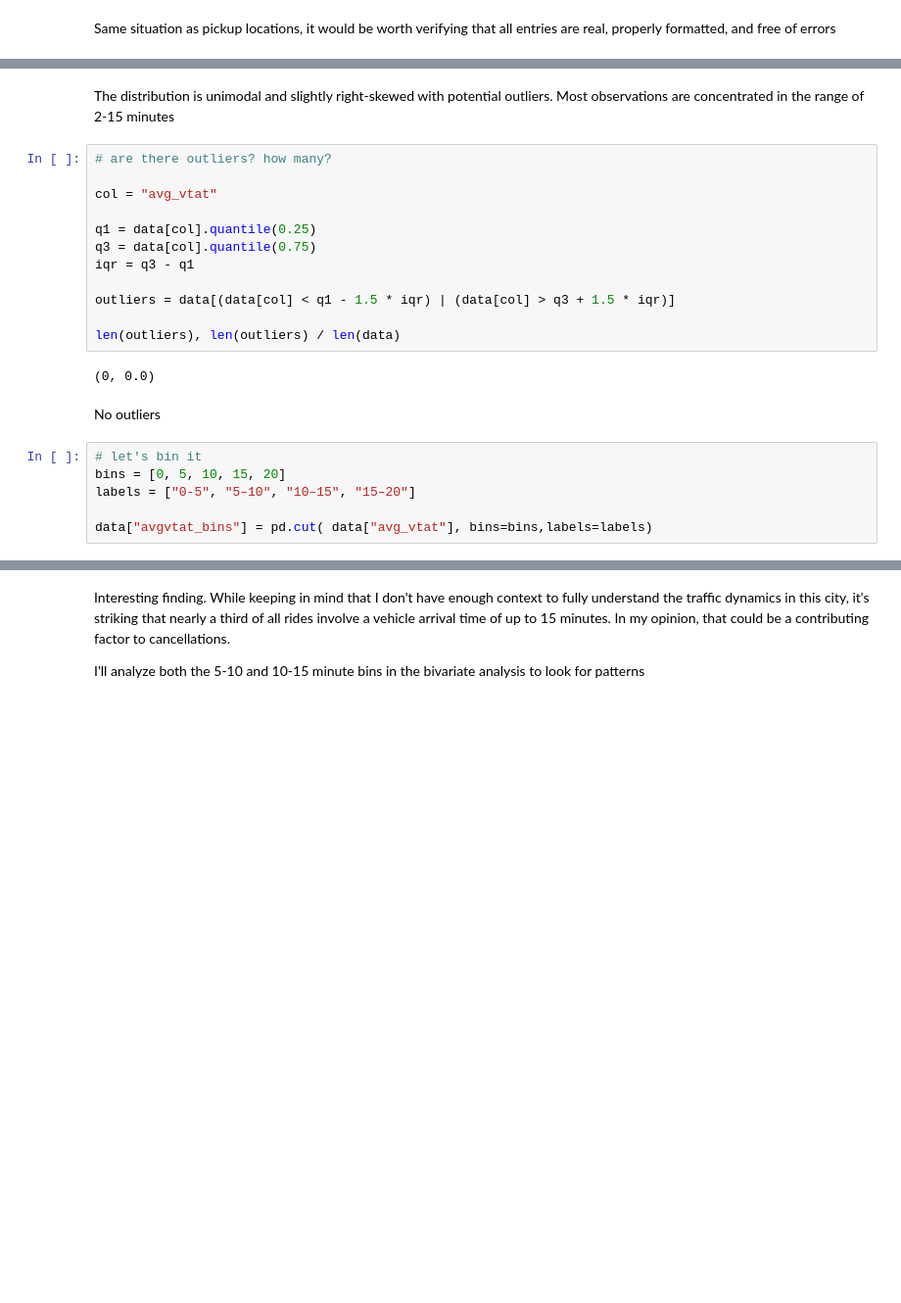
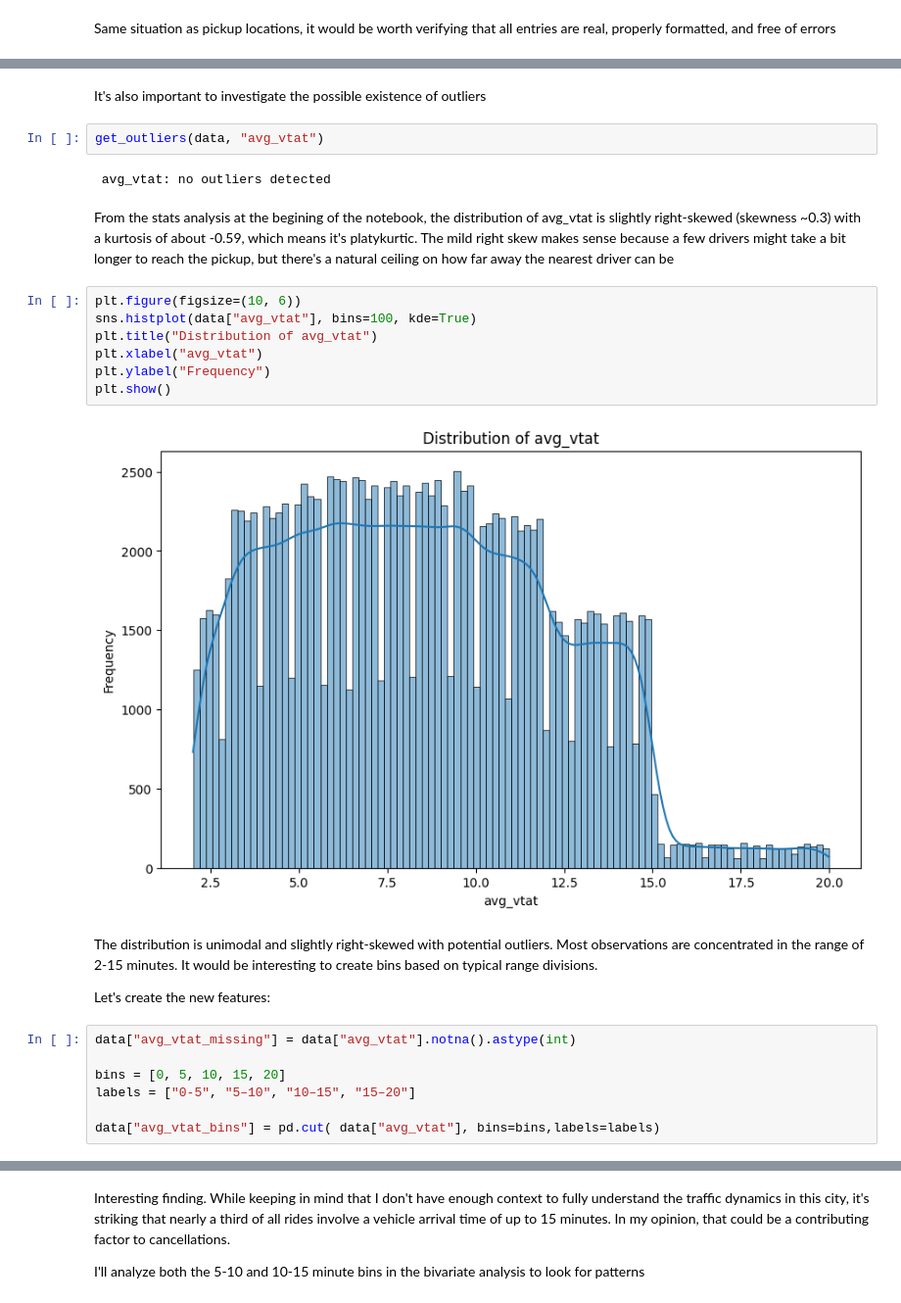
Before and after one commit to amaldu/uber-ride-cancellation-prediction, a Jupyter notebook: uber-analysis/notebooks/04_univar_eda.ipynb, the cells around one changed output, grey strips where cells are left out. Shown at 98% size. Cells and saved outputs as stored; diff of their text form; blank space fills up the shorter version.

```diff
--- a/uber-analysis/notebooks/04_univar_eda.ipynb
+++ b/uber-analysis/notebooks/04_univar_eda.ipynb
@@ -774,25 +706,30 @@ Text(0.5, 0, 'minutes')
+# %% [markdown]
+
+ It's also important to investigate the possible existence of outliers
+# %%
+get_outliers(data, "avg_vtat")
+# %% [output]
+ avg_vtat: no outliers detected
+# %% [markdown]
+From the stats analysis at the begining of the notebook, the distribution of avg_vtat is slightly right-skewed (skewness ~0.3) with a kurtosis of about -0.59, which means it's platykurtic. The mild right skew makes sense because a few drivers might take a bit longer to reach the pickup, but there's a natural ceiling on how far away the nearest driver can be
+# %%
+plt.figure(figsize=(10, 6))
+sns.histplot(data["avg_vtat"], bins=100, kde=True)
+plt.title("Distribution of avg_vtat")
+plt.xlabel("avg_vtat")
+plt.ylabel("Frequency")
+plt.show()
+# %% [output]
+[figure, added]
 # %% [markdown]
-The distribution is unimodal and slightly right-skewed with potential outliers. Most observations are concentrated in the range of 2-15 minutes
+The distribution is unimodal and slightly right-skewed with potential outliers. Most observations are concentrated in the range of 2-15 minutes. It would be interesting to create bins based on typical range divisions.
+
+Let's create the new features:
-# %%
-# are there outliers? how many?
-
-col = "avg_vtat"
-
-q1 = data[col].quantile(0.25)
-q3 = data[col].quantile(0.75)
-iqr = q3 - q1
-
-outliers = data[(data[col] < q1 - 1.5 * iqr) | (data[col] > q3 + 1.5 * iqr)]
-
-len(outliers), len(outliers) / len(data)
-# %% [output]
-(0, 0.0)
-# %% [markdown]
-No outliers
 # %%
-# let's bin it
+data["avg_vtat_missing"] = data["avg_vtat"].notna().astype(int)
+
 bins = [0, 5, 10, 15, 20]
 labels = ["0-5", "5–10", "10–15", "15–20"]
 
-data["avgvtat_bins"] = pd.cut( data["avg_vtat"], bins=bins,labels=labels)
+data["avg_vtat_bins"] = pd.cut( data["avg_vtat"], bins=bins,labels=labels)
 # %%
```
Also changed, not shown: parts of 67 cells of this notebook.
